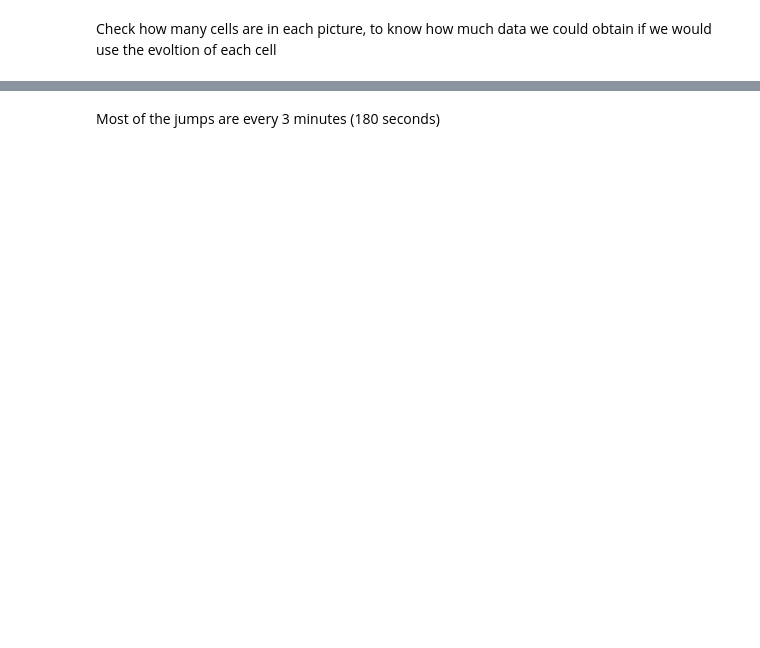
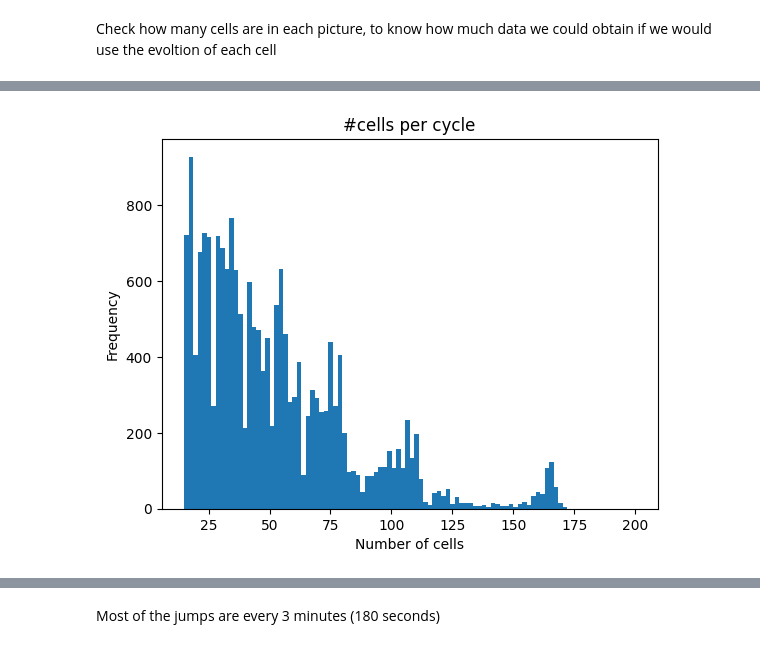
Before and after one commit to andreuva/BioChem_DrugTest, a Jupyter notebook: analisis_1.ipynb, the cells around one changed output, grey strips where cells are left out. Saved outputs shown, nothing was run; the diff lists cells and outputs as text; code cells hidden in the pictures; blank space fills up the shorter version.

```diff
--- a/analisis_1.ipynb
+++ b/analisis_1.ipynb
@@ -350,0 +313,38 @@ df.head()
+# %%
+# cycle array to store the number of cycles (one for the total and other 2D array for each well)
+cycle_ncells = []
+cycle_well = []
+# array to store the number of cells per cycle (one for the total and other 2D array for each well)
+ncells = []
+ncells_well = []
+
+# loop over all the metrics
+for metric in metrics:
+    file = f'data/metrics_{metric}.csv'
+    df = pd.read_csv(file)
+
+    # loop over all the wells
+    for well in df['Well'].unique():
+        cycles_well = []
+        cells_well = []
+
+        # loop over all the cycles
+        for cycle in df[df['Well']==well]['Cycle'].unique():
+            # store the number of cells in the cycle
+            ncells.append(df[(df['Well']==well) & (df['Cycle']==cycle)].shape[0])
+            cells_well.append(df[(df['Well']==well) & (df['Cycle']==cycle)].shape[0])
+            # store the cycle
+            cycle_ncells.append(cycle)
+            cycles_well.append(cycle)
+        # store the cycles and the number of cells arrays for each well in a 2D array
+        cycle_well.append(cycles_well)
+        ncells_well.append(cells_well)
+# %%
+# Creating the histogram of the number of cells per cycle
+plt.hist(ncells, bins=100, range=(15, 200))
+plt.xlabel("Number of cells")
+plt.ylabel("Frequency")
+plt.title("#cells per cycle")
+plt.show()
+# %% [output]
+[figure, added]
```
Also changed, not shown: parts of 54 cells of this notebook, 6 other files.
